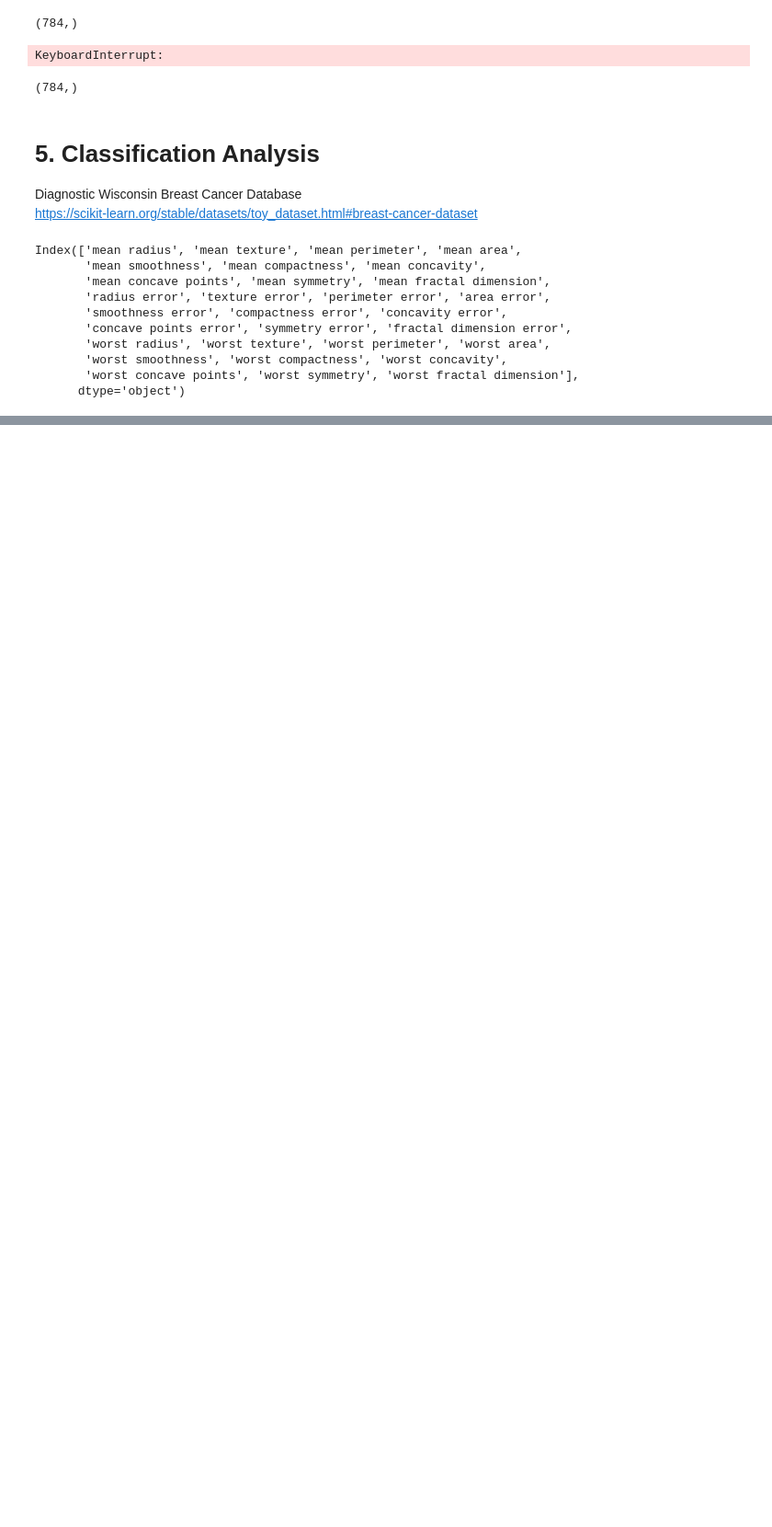
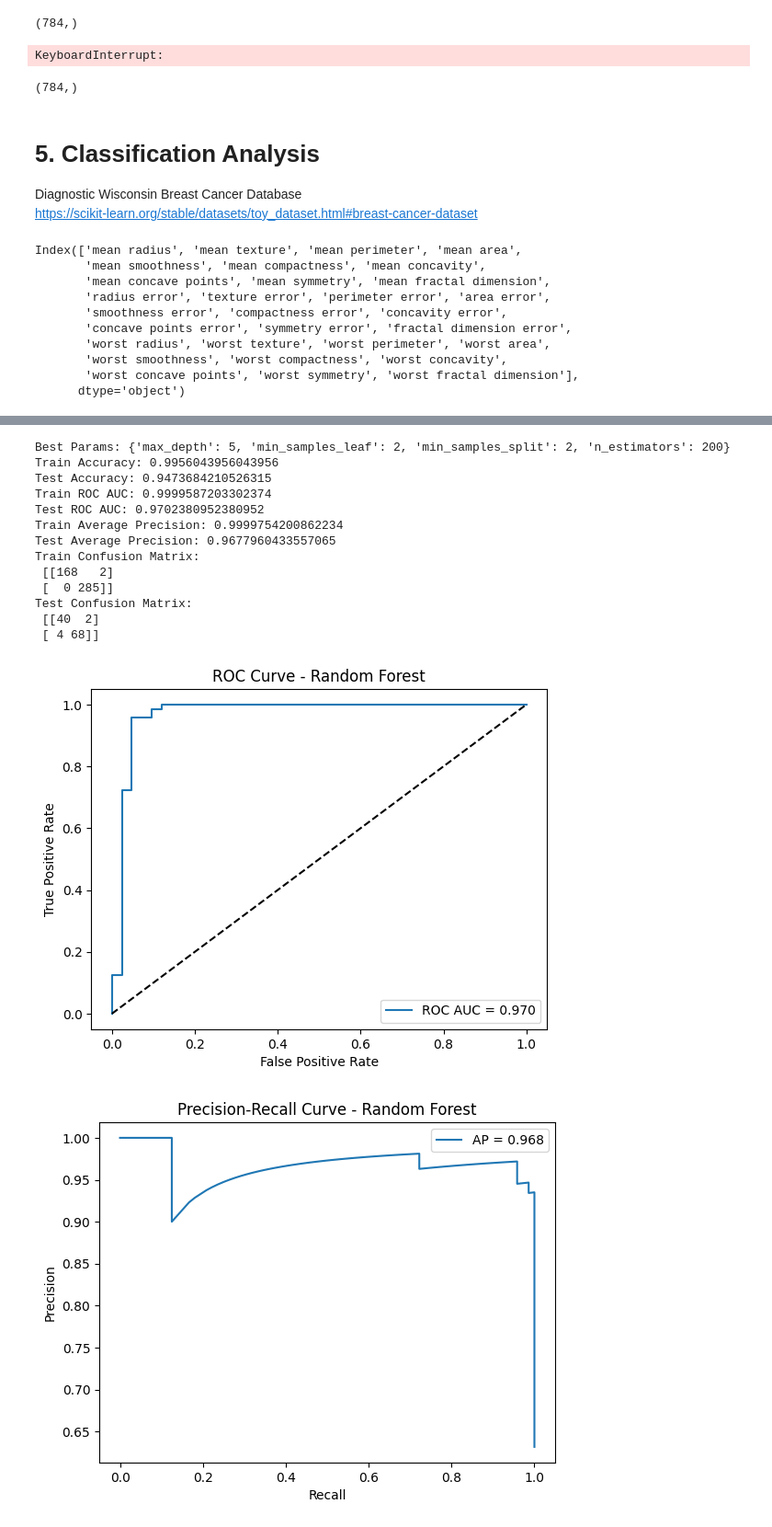
Before and after one commit to yutinghuang0413/MDSProject1, a Jupyter notebook: project1.ipynb, the cells around one changed output, grey strips where cells are left out. Shown at 92% size. Saved outputs shown, nothing was run; the diff lists cells and outputs as text; code cells hidden in the pictures; blank space fills up the shorter version.

```diff
--- a/project1.ipynb
+++ b/project1.ipynb
@@ -822,0 +1078,78 @@ Index(['mean radius', 'mean texture', 'mean perimeter', 'mean area',
+# %%
+# Random Forest
+
+from sklearn.ensemble import RandomForestClassifier
+from sklearn.model_selection import GridSearchCV
+from sklearn.metrics import (accuracy_score, roc_auc_score, average_precision_score,
+                             confusion_matrix, roc_curve, precision_recall_curve)
+import matplotlib.pyplot as plt
+
+param_grid = {
+    'n_estimators': [100, 200],
+    'max_depth': [5, 10, 20],
+    'min_samples_split': [2, 5, 10],
+    'min_samples_leaf': [2, 4]
+}
+
+rf = RandomForestClassifier(random_state=0)
+grid = GridSearchCV(rf, param_grid, cv=5, scoring='accuracy', n_jobs=-1)
+grid.fit(X_train, y_train)
+
+best_rf = grid.best_estimator_
+print("Best Params:", grid.best_params_)
+
+y_train_pred = best_rf.predict(X_train)
+y_test_pred  = best_rf.predict(X_test)
+
+y_train_score = best_rf.predict_proba(X_train)[:,1]
+y_test_score  = best_rf.predict_proba(X_test)[:,1]
+
+# Accuracy
+print("Train Accuracy:", accuracy_score(y_train, y_train_pred))
+print("Test Accuracy:", accuracy_score(y_test, y_test_pred))
+
+# ROC AUC & Average Precision
+print("Train ROC AUC:", roc_auc_score(y_train, y_train_score))
+print("Test ROC AUC:", roc_auc_score(y_test, y_test_score))
+
+print("Train Average Precision:", average_precision_score(y_train, y_train_score))
+print("Test Average Precision:", average_precision_score(y_test, y_test_score))
+
+# Confusion Matrix
+print("Train Confusion Matrix:\n", confusion_matrix(y_train, y_train_pred))
+print("Test Confusion Matrix:\n", confusion_matrix(y_test, y_test_pred))
+
+# ROC curve
+fpr, tpr, _ = roc_curve(y_test, y_test_score)
+plt.plot(fpr, tpr, label=f"ROC AUC = {roc_auc_score(y_test, y_test_score):.3f}")
+plt.plot([0,1],[0,1],'k--')
+plt.xlabel("False Positive Rate")
+plt.ylabel("True Positive Rate")
+plt.title("ROC Curve - Random Forest")
+plt.legend()
+plt.show()
+
+# Precision-Recall curve
+prec, rec, _ = precision_recall_curve(y_test, y_test_score)
+plt.plot(rec, prec, label=f"AP = {average_precision_score(y_test, y_test_score):.3f}")
+plt.xlabel("Recall")
+plt.ylabel("Precision")
+plt.title("Precision-Recall Curve - Random Forest")
+plt.legend()
+plt.show()
+# %% [output]
+Best Params: {'max_depth': 5, 'min_samples_leaf': 2, 'min_samples_split': 2, 'n_estimators': 200}
+Train Accuracy: 0.9956043956043956
+Test Accuracy: 0.9473684210526315
+Train ROC AUC: 0.9999587203302374
+Test ROC AUC: 0.9702380952380952
+Train Average Precision: 0.9999754200862234
+Test Average Precision: 0.9677960433557065
+Train Confusion Matrix:
+ [[168   2]
+ [  0 285]]
+Test Confusion Matrix:
+ [[40  2]
+ [ 4 68]]
+[figure, added]
+[figure, added]
```
Also changed, not shown: parts of 6 cells of this notebook.
